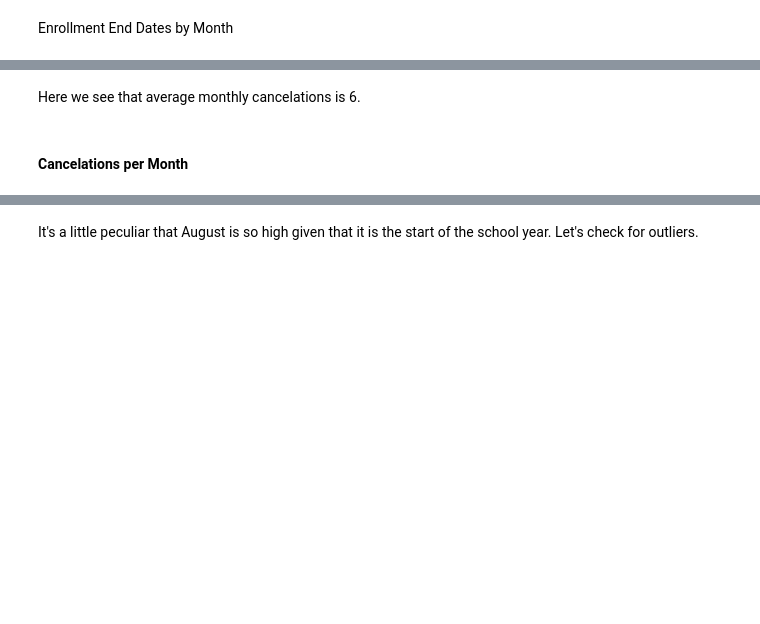
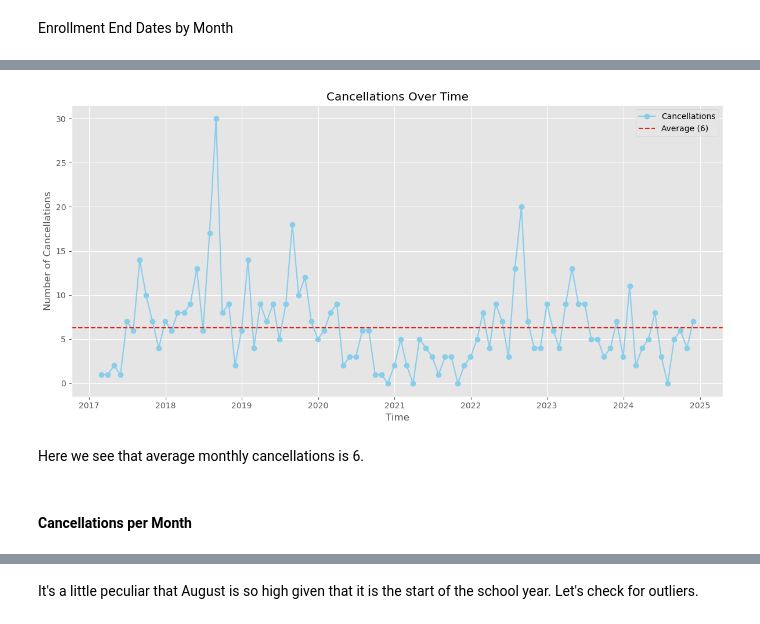
Before and after one commit to elijahlopez94/trends_in_supplemental_education_program, a Jupyter notebook: eda_notebook.ipynb, the cells around one changed output, grey strips where cells are left out. Saved outputs shown, nothing was run; the diff lists cells and outputs as text; code cells hidden in the pictures; blank space fills up the shorter version.

```diff
--- a/eda_notebook.ipynb
+++ b/eda_notebook.ipynb
@@ -971,15 +1364,17 @@ filtered_monthly_accounts_end.head()
 # %%
 plot_x_over_time(
     x=filtered_monthly_accounts_end.index,
     y=filtered_monthly_accounts_end.values,
-    title='Cancelations Over Time',
-    y_label='Number of Cancelations',
-    line_label='Cancelations'
+    title='Cancellations Over Time',
+    y_label='Number of Cancellations',
+    line_label='Cancellations'
 )
+# %% [output]
+[figure, added]
 # %% [markdown]
-Here we see that average monthly cancelations is 6.
+Here we see that average monthly cancellations is 6.
 # %% [markdown]
-#### Cancelations per Month
+#### Cancellations per Month
 # %%
 # Create a 'month' column and set equal to 3 letter abbreviation
 filtered_monthly_accounts_end = filtered_monthly_accounts_end.to_frame()
```
Also changed, not shown: parts of 98 cells of this notebook, 5 other files.
